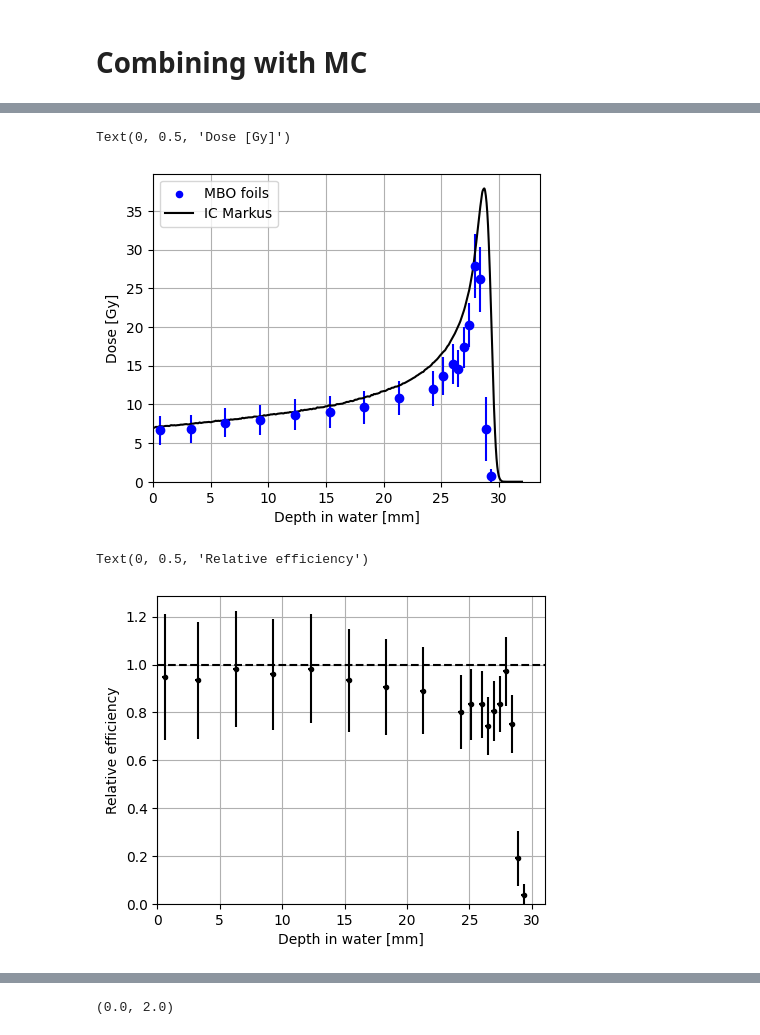
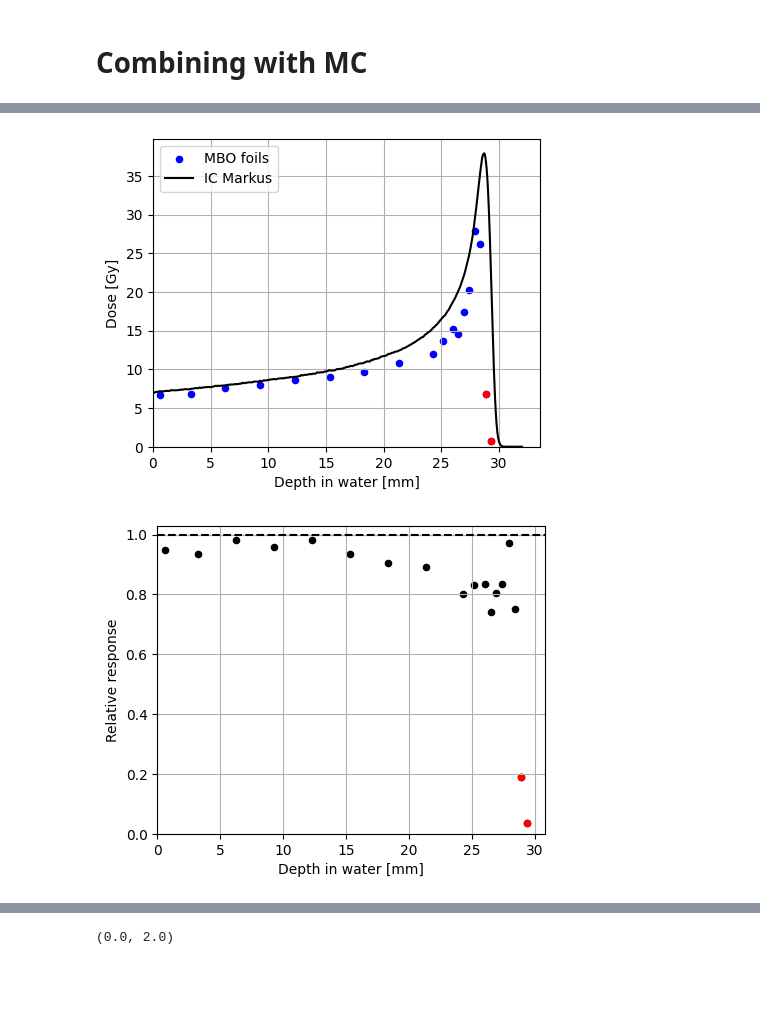
Before and after one commit to grzanka/osl_mb_foils, a Jupyter notebook: notebooks/pub_materials_2024/0.2-lg-mb-foils-efficiency.ipynb, the cells around one changed output, grey strips where cells are left out. Saved outputs shown, nothing was run; the diff lists cells and outputs as text; code cells hidden in the pictures; blank space fills up the shorter version.

```diff
--- a/notebooks/pub_materials_2024/0.2-lg-mb-foils-efficiency.ipynb
+++ b/notebooks/pub_materials_2024/0.2-lg-mb-foils-efficiency.ipynb
@@ -59,8 +59,12 @@ sns.relplot(data=df, x='det_no', y='dose_Co60_Gy', hue='radiation', kind='scatte
 # %% [markdown]
 # Bragg peak data from dosimetry and MC
 # %%
-#article_plots_path = Path(r"C:\Users\Legion\OneDrive - ifj.edu.pl\Projects\MB_foils\publication_Measurement_2024\data_for_plots\article-plots.h5")
-article_plots_path = Path(r"C:\Users\grzanka\OneDrive - ifj.edu.pl\Projects\MB_foils\publication_Measurement_2024\data_for_plots\article-plots.h5")
+
+article_plots_path = base_path / r"publication_Measurement_2024\data_for_plots\article-plots.h5"
+
+plots_path = base_path / "publication_Measurement_2024" / "plots"
+plots_path.mkdir(exist_ok=True)
+
 #article_plots_path = base_path / "article-plots.h5"
 df_bp_exp = pd.read_hdf(article_plots_path, key='bp_exp')
 df_bp_mc = pd.read_hdf(article_plots_path, key='bp_mc')
@@ -179,10 +183,14 @@ df_with_pos
 fig, ax = plt.subplots(figsize=(5, 4))
 x_mm = np.linspace(0.05, 32, 1000)
 dose_IC_Gy = f(x_mm) * 7 / f(df_bp_mc.z_mm.iloc[0])
-df_with_pos.plot(x='pos_center_mm', y='dose_Co60_Gy', kind='scatter', ax = ax, color='blue', label='MBO foils')
+df_with_pos.plot(x='pos_center_mm', y='dose_Co60_Gy', kind='scatter', ax = ax, color='blue', label='MBO foils', marker='o')
 # plot errorbars from df_with_pos['dose_Co60_Gy_err']
 xerror = 0.23
-ax.errorbar(df_with_pos['pos_center_mm'], df_with_pos['dose_Co60_Gy'], xerr=xerror, yerr=df_with_pos['dose_Co60_Gy_err'], fmt='o', color='blue')
+#ax.errorbar(df_with_pos['pos_center_mm'], df_with_pos['dose_Co60_Gy'], xerr=xerror, yerr=df_with_pos['dose_Co60_Gy_err'], fmt='o', color='blue')
+
+# plot red circles around last two points
+#ax.errorbar(df_with_pos['pos_center_mm'].iloc[-2:], df_with_pos['dose_Co60_Gy'].iloc[-2:], xerr=xerror, yerr=df_with_pos['dose_Co60_Gy_err'].iloc[-2:], fmt='o', color='red')
+ax.scatter(df_with_pos['pos_center_mm'].iloc[-2:], df_with_pos['dose_Co60_Gy'].iloc[-2:], marker='o', color='red', s=20)
 
 ax.plot(x_mm, dose_IC_Gy, color='black', label='IC Markus')
 ax.set_xlim(0, None)
@@ -192,24 +200,33 @@ ax.legend()
 
 ax.set_xlabel("Depth in water [mm]")
 ax.set_ylabel("Dose [Gy]")
+
+fig.savefig(plots_path / "bp.svg")
 # %% [output]
-Text(0, 0.5, 'Dose [Gy]')
-[figure, old version]
+[figure, new version]
 # %%
 df_with_pos['efficiency'] = df_with_pos['dose_Co60_Gy'] / df_with_pos['dose_interp']
 df_with_pos['efficiency_eff'] = df_with_pos['dose_Co60_Gy'] / df_with_pos['dose_interp'] * df_with_pos['std_signal'] / df_with_pos['mean_signal']
 fig, ax = plt.subplots(figsize=(5, 4))
-df_with_pos.plot(x='pos_center_mm', y='efficiency', kind='scatter', color='black', grid=True, ax=ax, marker='.')
-ax.errorbar(df_with_pos['pos_center_mm'], df_with_pos['efficiency'], xerr=xerror, yerr=df_with_pos['efficiency_eff'], fmt='.', color='black')
+df_with_pos.plot(x='pos_center_mm', y='efficiency', kind='scatter', color='black', grid=True, ax=ax, marker='o')
+#ax.errorbar(df_with_pos['pos_center_mm'], df_with_pos['efficiency'], xerr=xerror, yerr=df_with_pos['efficiency_eff'], fmt='.', color='black')
+
+# plot red circles around last two points
+#ax.errorbar(df_with_pos['pos_center_mm'].iloc[-2:], df_with_pos['efficiency'].iloc[-2:], xerr=xerror, yerr=df_with_pos['efficiency_eff'].iloc[-2:], fmt='o', color='red')
+
+# plot last two points as large red circles without error bars
+ax.scatter(df_with_pos['pos_center_mm'].iloc[-2:], df_with_pos['efficiency'].iloc[-2:], color='red', s=20)
+
 ax.axhline(1, color='black', linestyle='--')
 ax.set_xlim(0, None)
 ax.set_ylim(0, None)
 #ax.set_xlim(28, None)
 
 ax.set_xlabel("Depth in water [mm]")
-ax.set_ylabel("Relative efficiency")
+ax.set_ylabel("Relative response")
+
+fig.savefig(plots_path / "efficiency.svg")
 # %% [output]
-Text(0, 0.5, 'Relative efficiency')
-[figure, old version]
+[figure, new version]
 # %%
 df_with_pos.query('det_no < 18')
```
Also changed, not shown: parts of 3 cells of this notebook.
